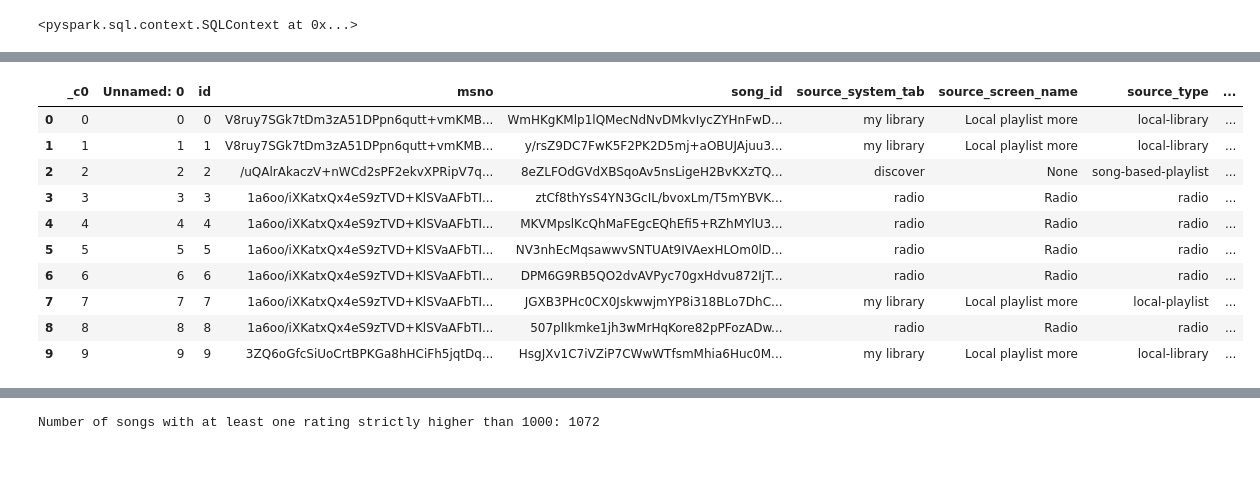
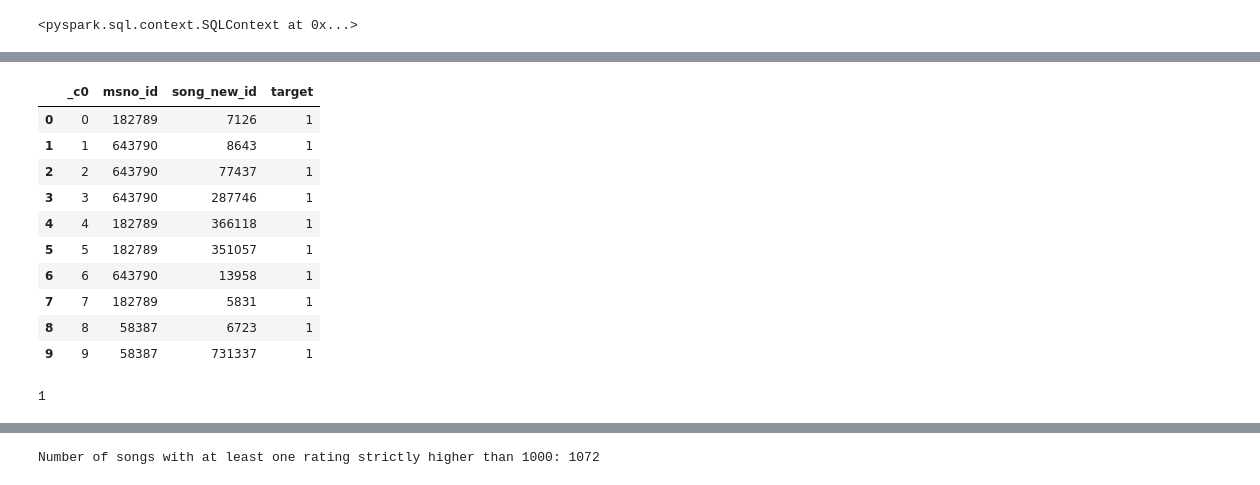
Before and after one commit to SauryStand/hybrid-recommender, a Jupyter notebook: music/pyspark-hybrid.ipynb, the cells around one changed output, grey strips where cells are left out. Cells and saved outputs as stored; diff of their text form; code cells hidden in the pictures.

Commit message:
update: spark processing

```diff
--- a/music/pyspark-hybrid.ipynb
+++ b/music/pyspark-hybrid.ipynb
@@ -109,5 +239,5 @@ spark.submit.deployMode=client
 spark.submit.pyFiles=
 spark.ui.showConsoleProgress=true
 # %%
-train_features = sqlContext.read.format("com.databricks.spark.csv").option("header", "true").option("inferschema", "true").option("mode", "DROPMALFORMED").load("train_features.csv")
+train_features = sqlContext.read.format("com.databricks.spark.csv").option("header", "true").option("inferschema", "true").option("mode", "DROPMALFORMED").load("temp2_train_features.csv")
 # %%
@@ -115,15 +245,19 @@ test_features = sqlContext.read.format("com.databricks.spark.csv").option("heade
 # %%
-test_features.limit(10).toPandas()
+train_features.limit(10).toPandas()
 # %% [output]
-|  | _c0 | Unnamed: 0 | id | msno | song_id | source_system_tab | source_screen_name | source_type | ... |
-| 0 | 0 | 0 | 0 | V8ruy7SGk7tDm3zA51DPpn6qutt+vmKMB... | WmHKgKMlp1lQMecNdNvDMkvIycZYHnFwD... | my library | Local playlist more | local-library | ... |
-| 1 | 1 | 1 | 1 | V8ruy7SGk7tDm3zA51DPpn6qutt+vmKMB... | y/rsZ9DC7FwK5F2PK2D5mj+aOBUJAjuu3... | my library | Local playlist more | local-library | ... |
-| 2 | 2 | 2 | 2 | /uQAlrAkaczV+nWCd2sPF2ekvXPRipV7q... | 8eZLFOdGVdXBSqoAv5nsLigeH2BvKXzTQ... | discover | None | song-based-playlist | ... |
-| 3 | 3 | 3 | 3 | 1a6oo/iXKatxQx4eS9zTVD+KlSVaAFbTI... | ztCf8thYsS4YN3GcIL/bvoxLm/T5mYBVK... | radio | Radio | radio | ... |
-| 4 | 4 | 4 | 4 | 1a6oo/iXKatxQx4eS9zTVD+KlSVaAFbTI... | MKVMpslKcQhMaFEgcEQhEfi5+RZhMYlU3... | radio | Radio | radio | ... |
-| 5 | 5 | 5 | 5 | 1a6oo/iXKatxQx4eS9zTVD+KlSVaAFbTI... | NV3nhEcMqsawwvSNTUAt9IVAexHLOm0lD... | radio | Radio | radio | ... |
-| 6 | 6 | 6 | 6 | 1a6oo/iXKatxQx4eS9zTVD+KlSVaAFbTI... | DPM6G9RB5QO2dvAVPyc70gxHdvu872IjT... | radio | Radio | radio | ... |
-| 7 | 7 | 7 | 7 | 1a6oo/iXKatxQx4eS9zTVD+KlSVaAFbTI... | JGXB3PHc0CX0JskwwjmYP8i318BLo7DhC... | my library | Local playlist more | local-playlist | ... |
-| 8 | 8 | 8 | 8 | 1a6oo/iXKatxQx4eS9zTVD+KlSVaAFbTI... | 507plIkmke1jh3wMrHqKore82pPFozADw... | radio | Radio | radio | ... |
-| 9 | 9 | 9 | 9 | 3ZQ6oGfcSiUoCrtBPKGa8hHCiFh5jqtDq... | HsgJXv1C7iVZiP7CWwWTfsmMhia6Huc0M... | my library | Local playlist more | local-library | ... |
+|  | _c0 | msno_id | song_new_id | target |
+| 0 | 0 | 182789 | 7126 | 1 |
+| 1 | 1 | 643790 | 8643 | 1 |
+| 2 | 2 | 643790 | 77437 | 1 |
+| 3 | 3 | 643790 | 287746 | 1 |
+| 4 | 4 | 182789 | 366118 | 1 |
+| 5 | 5 | 182789 | 351057 | 1 |
+| 6 | 6 | 643790 | 13958 | 1 |
+| 7 | 7 | 182789 | 5831 | 1 |
+| 8 | 8 | 58387 | 6723 | 1 |
+| 9 | 9 | 58387 | 731337 | 1 |
+# %%
+1
+# %% [output]
+1
 # %%
```
Also changed, not shown: parts of 94 cells of this notebook.
